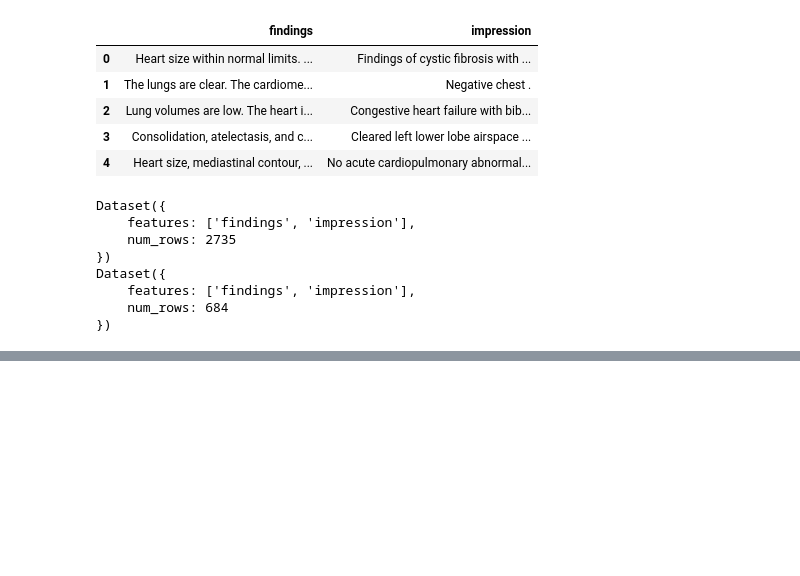
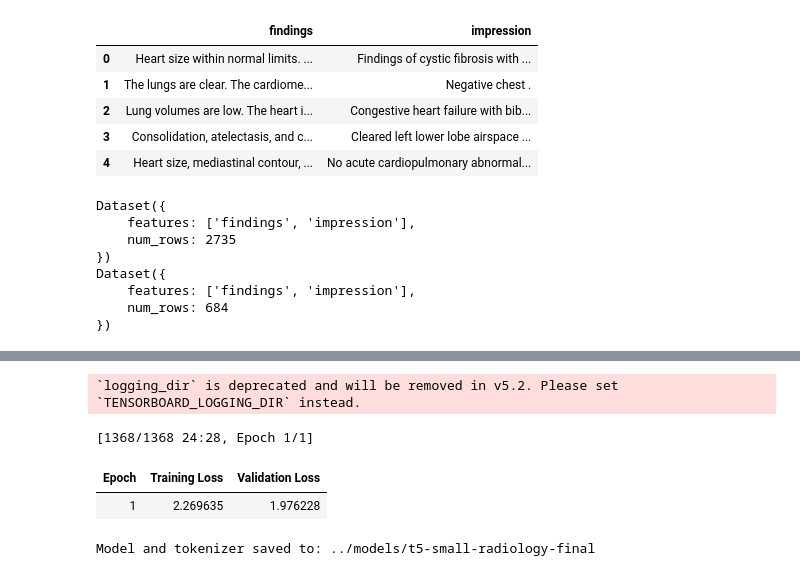
Before and after one commit to infoagambisa-source/medical-text-summariser, a Jupyter notebook: notebooks/medical-text-summariser.ipynb, the cells around one changed output, grey strips where cells are left out. Saved outputs shown, nothing was run; the diff lists cells and outputs as text; code cells hidden in the pictures; blank space fills up the shorter version.

Commit message:
Train and save fine-tuned model

```diff
--- a/notebooks/medical-text-summariser.ipynb
+++ b/notebooks/medical-text-summariser.ipynb
@@ -316,7 +316,7 @@ def preprocess_function(examples):
     )
 
     # Add tokenized target as labels
-    model_inputs["labes"] = labels["input_ids"]
+    model_inputs["labels"] = labels["input_ids"]
 
     return model_inputs
 # %%
@@ -443,0 +424,52 @@ print("Model and tokenizer saved to:", save_path)
+# %%
+
+# Load the T5 model
+model = T5ForConditionalGeneration.from_pretrained("t5-small")
+
+# Data collator for sequence-to-sequence tasks
+data_collator = DataCollatorForSeq2Seq(
+    tokenizer=tokenizer,
+    model=model
+)
+
+# Training arguments
+training_args = Seq2SeqTrainingArguments(
+    output_dir="../models/t5-small-radiology",
+    eval_strategy="epoch",
+    save_strategy="epoch",
+    learning_rate=2e-5,
+    per_device_train_batch_size=2,
+    per_device_eval_batch_size=2,
+    num_train_epochs=1,
+    weight_decay=0.01,
+    save_total_limit=2,
+    logging_dir="../logs",
+    logging_steps=50,
+    report_to="none",
+    predict_with_generate=True
+)
+
+# Trainer
+trainer = Seq2SeqTrainer(
+    model=model,
+    args=training_args,
+    train_dataset=tokenized_train,
+    eval_dataset=tokenized_test,
+    data_collator=data_collator,
+)
+
+# Train
+trainer.train()
+
+# Save the fine-tuned model and tokenizer
+save_path = "../models/t5-small-radiology-final"
+trainer.save_model(save_path)
+tokenizer.save_pretrained(save_path)
+
+print("Model and tokenizer saved to:", save_path)
+# %% [output]
+`logging_dir` is deprecated and will be removed in v5.2. Please set `TENSORBOARD_LOGGING_DIR` instead.
+[1368/1368 24:28, Epoch 1/1]
+| Epoch | Training Loss | Validation Loss |
+| 1 | 2.269635 | 1.976228 |
+Model and tokenizer saved to: ../models/t5-small-radiology-final
```
Also changed, not shown: parts of 3 cells of this notebook.
